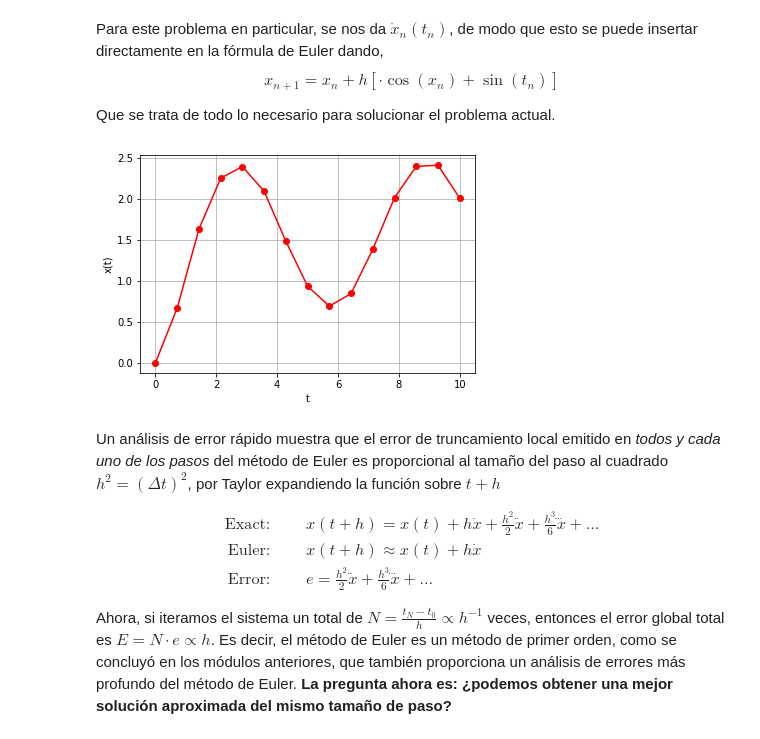
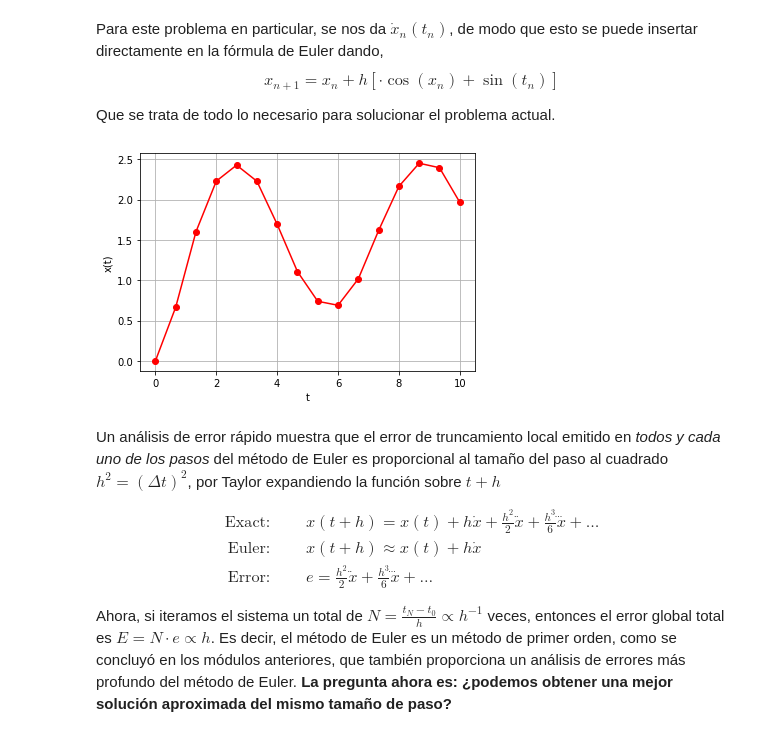
Before and after one commit to MarioBolanos/Modelado-y-Simulacion, a Jupyter notebook: Metodo_de_Runge_Kutta.ipynb, the cells around one changed output. Cells and saved outputs as stored; diff of their text form; code cells hidden in the pictures.

```diff
--- a/Metodo_de_Runge_Kutta.ipynb
+++ b/Metodo_de_Runge_Kutta.ipynb
@@ -33,29 +34,30 @@ Que se trata de todo lo necesario para solucionar el problema actual.
 import numpy as np
 import matplotlib.pyplot as plt
 import time
+# %%
+def fun(x_n,t_n):                   #Introducimos la funcion que queremos aproximar
+  return np.cos(x_n)+np.sin(t_n)
 # %%
-# Valores de simulación
-t0=0
-tN=10
-N= 15
-t= np.linspace(t0,tN,N)
-x_Eu=np.zeros(N)
-h= (tN-t0)/N
-
-# Condicion inicial
-x_Eu[0]= 0
-
-for n in range(N-1):
-  x_Eu[n+1]=x_Eu[n]+h*(np.cos(x_Eu[n])+np.sin(t[n]))
-
-
-plt.plot(t,x_Eu,'-ro')
-plt.ylabel('x(t)')
-plt.xlabel('t')
-plt.grid()
-plt.show()
+def euler(f,x0,t0,tN,N):            # Definimos nuestro método de Euler
+  h=(tN-t0)/N
+  t=np.linspace(t0,tN,N+1)
+  x_euler=np.zeros(N+1)
+  x_euler[0]=x0
+  for n in range(N):
+    x_euler[n+1]=x_euler[n]+h*f(x_euler[n],t[n])  # x(n+1)=x(n)*hf(x(t),t)
+  return t,x_euler
-# %% [output]
-[figure, removed]
+# %%
+t0=0; tN=10 ; N=15 ; x0=0           # Definimos las condiciones de simulación
+
+t1,x_euler=euler(fun,x0,t0,tN,N)    # Ejecutamos el método de euler.
+
+plt.plot(t1,x_euler,'-ro')
+plt.ylabel('x(t)')
+plt.xlabel('t')
+plt.grid()
+plt.show()
+# %% [output]
+[figure, added]
 # %% [markdown]
 Un análisis de error rápido muestra que el error de truncamiento local emitido en <i> todos y cada uno de los pasos </i> del método de Euler es proporcional al tamaño del paso al cuadrado $ h^2 = (\Delta t)^2 $, por Taylor expandiendo la función sobre $ t + h $
 
```
Also changed, not shown: parts of 7 cells of this notebook.
